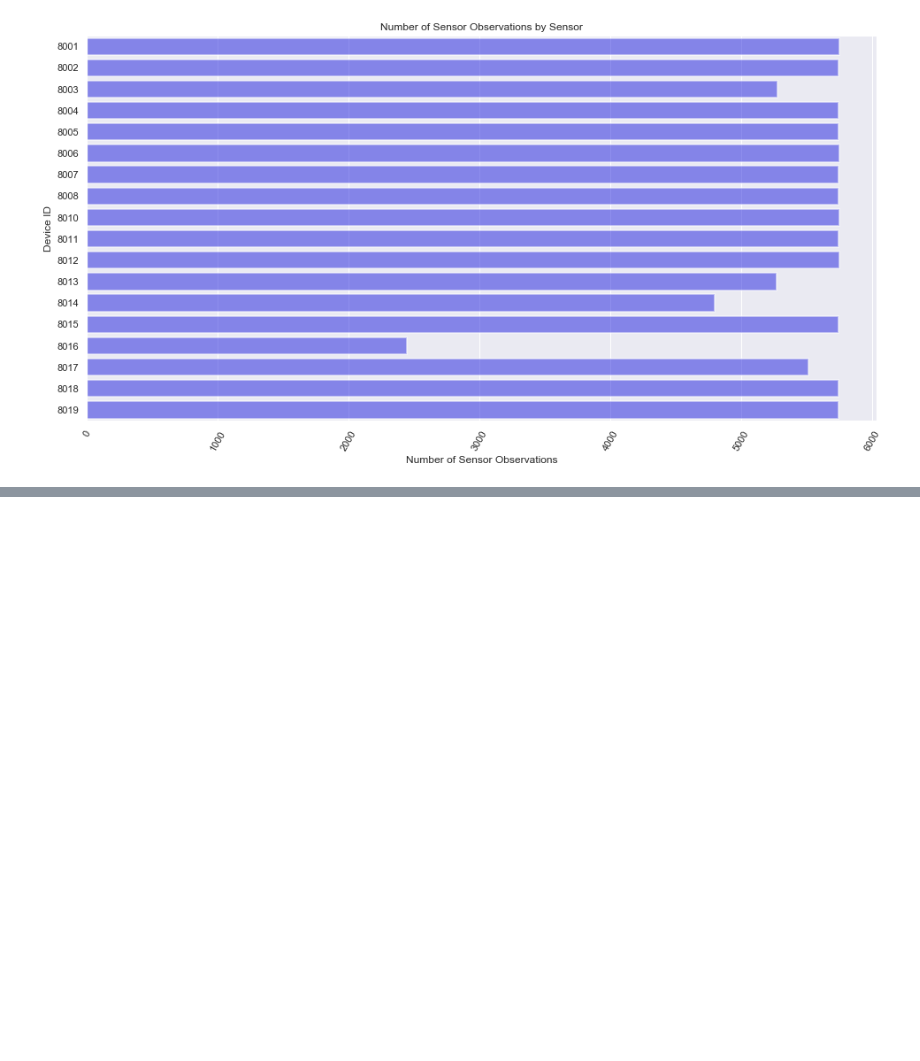
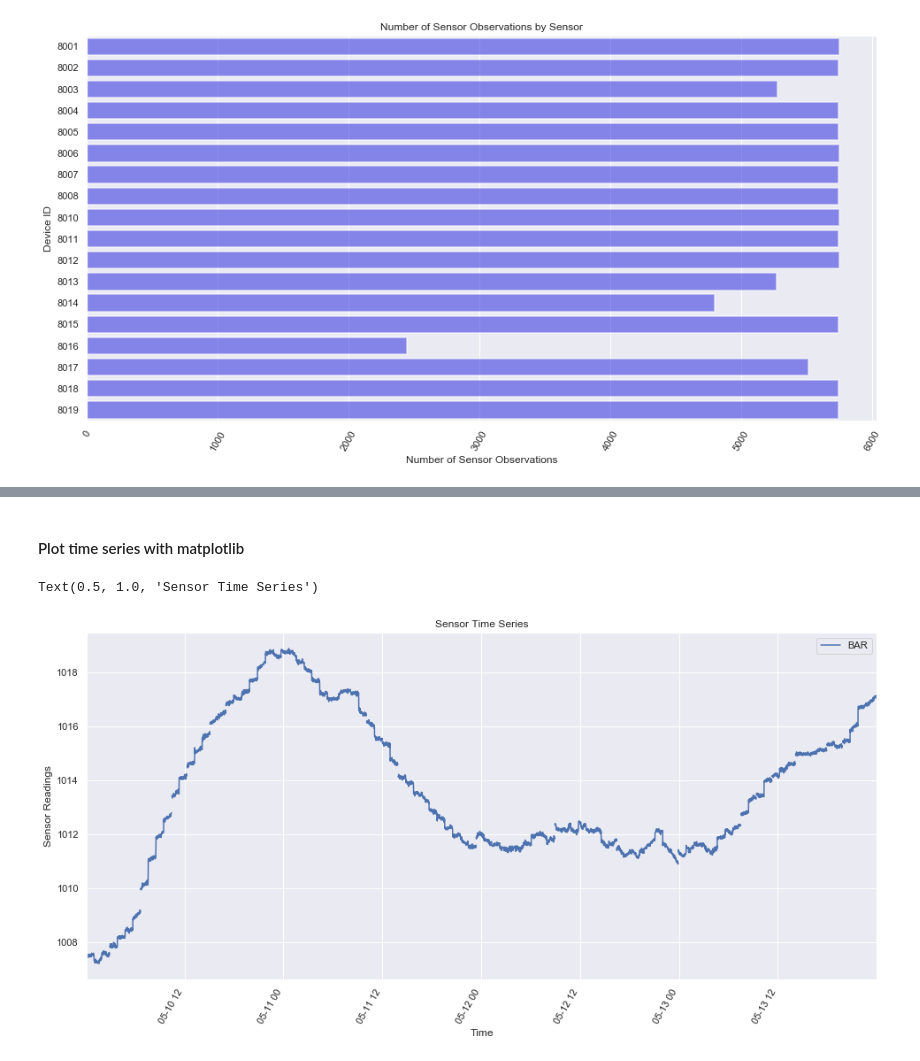
Before and after one commit to virtualarchitectures/ICRI_Envirosensor_Data_Analysis, a Jupyter notebook: ICRI Envirosensor Data Analysis.ipynb, the cells around one changed output, grey strips where cells are left out. Cells and saved outputs as stored; diff of their text form; code cells hidden in the pictures; blank space fills up the shorter version.

Commit message:
Added time series plot

```diff
--- a/ICRI Envirosensor Data Analysis.ipynb
+++ b/ICRI Envirosensor Data Analysis.ipynb
@@ -488,0 +563,2 @@ Text(0.5, 1.0, 'Number of Sensor Observations by Sensor')
+# %%
+df_sql = spark.sql("SELECT * FROM sensorReadingsByDevice ORDER BY Time")
@@ -488,0 +590,3 @@ Text(0.5, 1.0, 'Number of Sensor Observations by Sensor')
+# %%
+visual_df = df_sql.toPandas()
+visual_df.head(10)
@@ -488,0 +605,20 @@ Text(0.5, 1.0, 'Number of Sensor Observations by Sensor')
+# %% [markdown]
+#### Plot time series with matplotlib
+# %%
+#Store current axis to layer plots
+ax = plt.gca()
+
+visual_df.plot(kind='line',x='Time', y='BAR', ax=ax)
+#visual_df.plot(kind='line',x='Time', y='BAT', ax=ax)
+#visual_df.plot(kind='line',x='Time', y='HDH', ax=ax)
+#visual_df.plot(kind='line',x='Time', y='HDT', ax=ax)
+#visual_df.plot(kind='line',x='Time', y='OPT', ax=ax)
+#visual_df.plot(kind='line',x='Time', y='TMP', ax=ax)
+
+plt.xticks(rotation=60)
+plt.ylabel("Sensor Readings")
+plt.xlabel("Time")
+plt.title("Sensor Time Series")
+# %% [output]
+Text(0.5, 1.0, 'Sensor Time Series')
+[figure, added]
```
Also changed, not shown: parts of 34 cells of this notebook.
